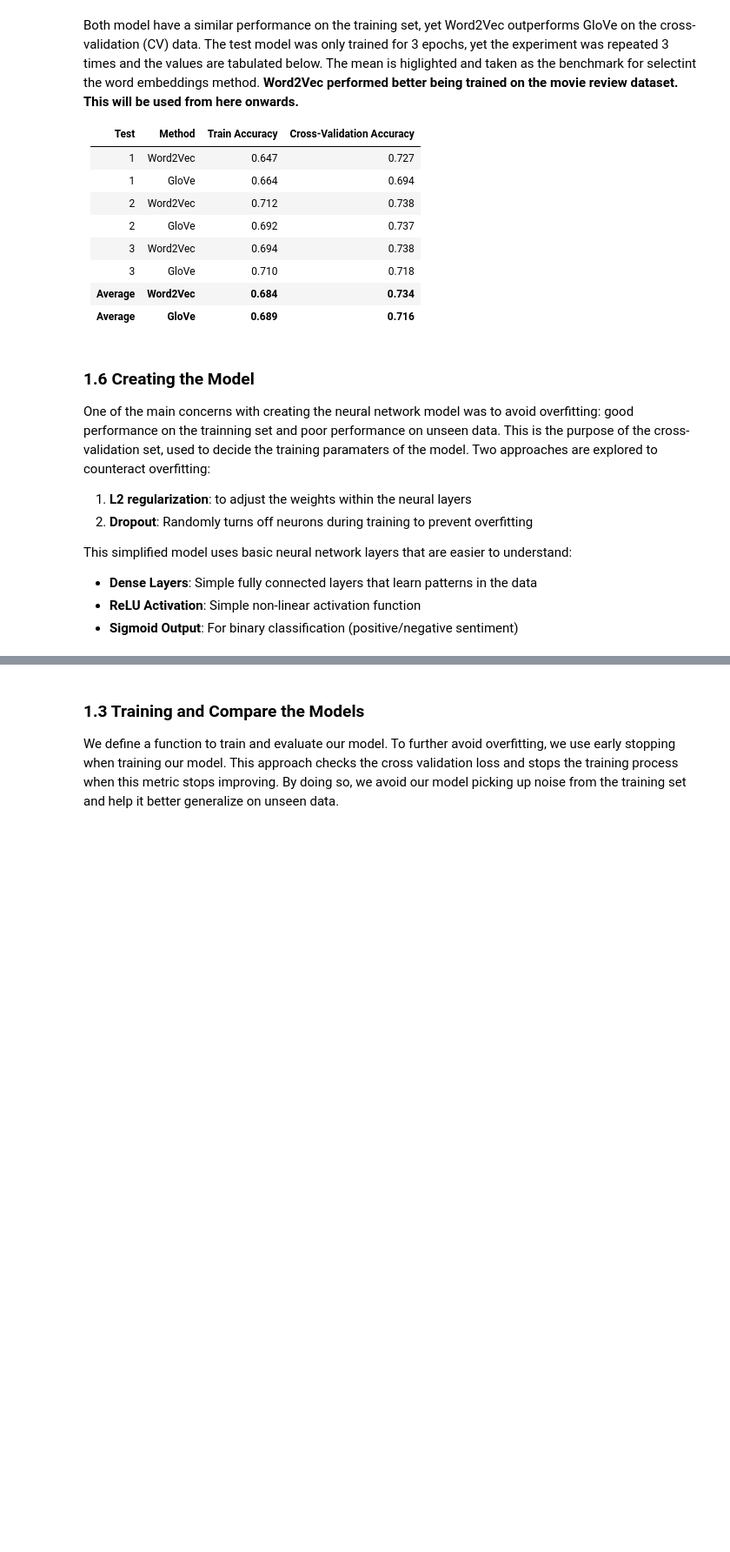
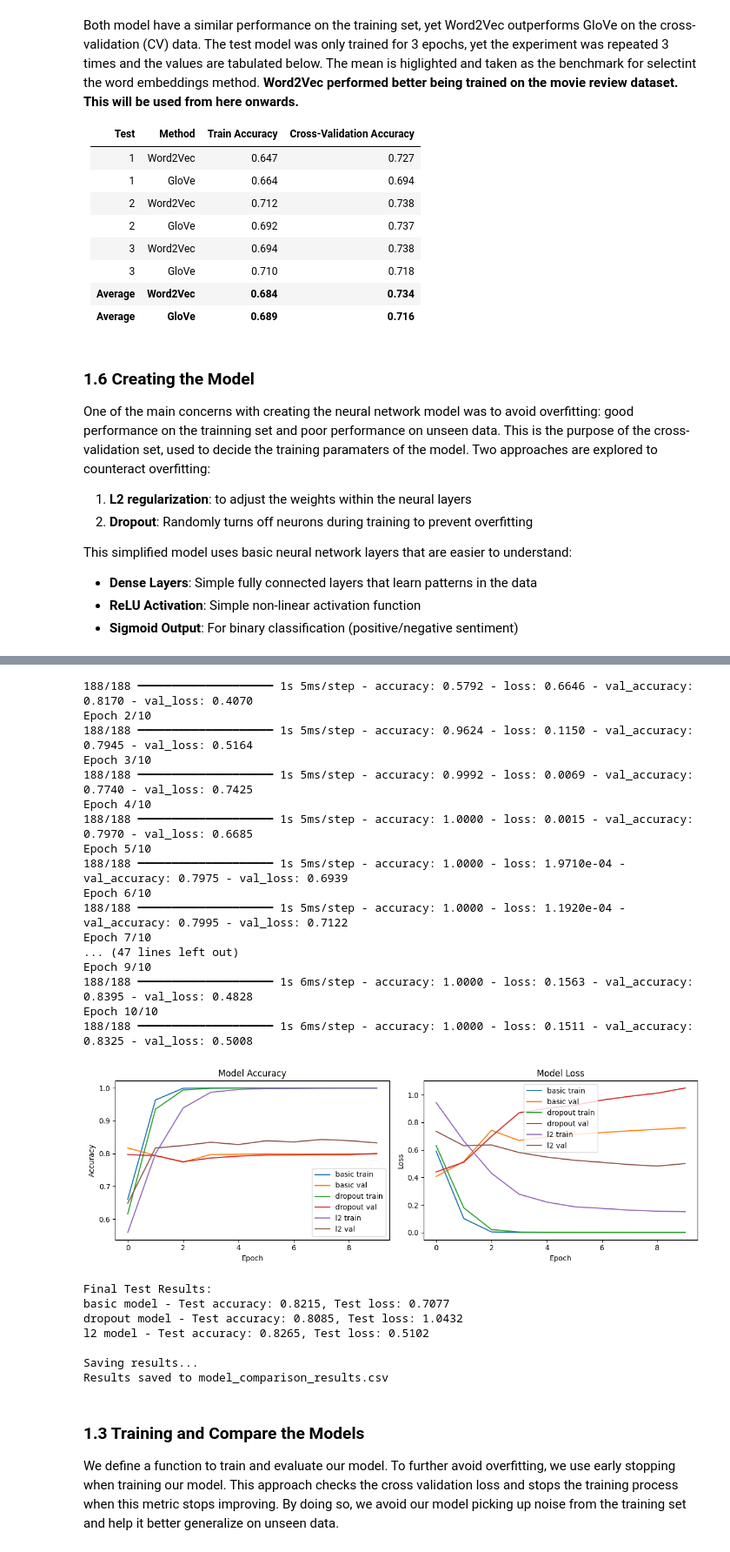
Before and after one commit to vladflorinfilip/Sentiment-Analysis-Classifier, a Jupyter notebook: notebook/data_analysis.ipynb, the cells around one changed output, grey strips where cells are left out. Shown at 87% size. Drawn from its saved outputs; the diff is of its cells as text; code cells hidden in the pictures; blank space fills up the shorter version.

Commit message:
Compare dropout and regularization

```diff
--- a/notebook/data_analysis.ipynb
+++ b/notebook/data_analysis.ipynb
@@ -422,6 +422,7 @@ def create_model_basic(max_words, max_len, embedding_dim=100):
     """
     model = Sequential([
         Embedding(input_dim=max_words, output_dim=embedding_dim, input_length=max_len),
+        Flatten(),
         Dense(64, activation='relu'),
         Dense(32, activation='relu'),
         Dense(1, activation='sigmoid')
@@ -441,6 +442,7 @@ def create_model_dropout(max_words, max_len, embedding_dim=100):
     """
     model = Sequential([
         Embedding(input_dim=max_words, output_dim=embedding_dim, input_length=max_len),
+        Flatten(),
         Dense(64, activation='relu'),
         Dropout(0.3),
         Dense(32, activation='relu'),
@@ -464,6 +466,7 @@ def create_model_l2(max_words, max_len, embedding_dim=100):
 
     model = Sequential([
         Embedding(input_dim=max_words, output_dim=embedding_dim, input_length=max_len),
+        Flatten(),
         Dense(64, activation='relu', kernel_regularizer=l2_reg),
         Dense(32, activation='relu', kernel_regularizer=l2_reg),
         Dense(1, activation='sigmoid', kernel_regularizer=l2_reg)
@@ -478,0 +554,49 @@ def create_model_l2(max_words, max_len, embedding_dim=100):
+# %%
+def main():
+    DATA_FILE = '../train_data/reviews.csv'
+    MAX_WORDS = 10000
+    MAX_LEN = 200
+    EMBEDDING_DIM = 100
+
+    print("Loading data...")
+    df = pd.read_csv(DATA_FILE)
+    texts = df['review'].values
+    y = (df['sentiment'] == 'Positive').astype(int).values
+
+    print("\nTokenizing texts...")
+    X, tokenizer, sequences = tokenize_texts(texts, max_words=MAX_WORDS, max_len=MAX_LEN)
+
+    print("\nTraining Word2Vec model...")
+    w2v_model = train_word2vec(texts, vector_size=EMBEDDING_DIM)
+
+    embedding_matrix = np.zeros((MAX_WORDS, EMBEDDING_DIM))
+    for word, i in tokenizer.word_index.items():
+        if i < MAX_WORDS:
+            if word in w2v_model.wv:
+                embedding_matrix[i] = w2v_model.wv[word]
+
+    print("\nSplitting data into train, validation, and test sets...")
+    X_train, X_val, X_test, y_train, y_val, y_test = split_data(X, y)
+
+    print("\nRunning model comparison...")
+    results = compare_models(
+        X_train, y_train,
+        X_val, y_val,
+        X_test, y_test,
+        max_words=MAX_WORDS,
+        max_len=MAX_LEN,
+        embedding_dim=EMBEDDING_DIM
+    )
+
+    print("\nSaving results...")
+    results_df = pd.DataFrame({
+        'Model': list(results.keys()),
+        'Test Accuracy': [r['test_acc'] for r in results.values()],
+        'Test Loss': [r['test_loss'] for r in results.values()]
+    })
+    results_df.to_csv('model_comparison_results.csv', index=False)
+    print("Results saved to model_comparison_results.csv")
+
+if __name__ == "__main__":
+    main()
+# %% [output]
@@ -479,3 +620,28 @@ def create_model_l2(max_words, max_len, embedding_dim=100):
+188/188 ━━━━━━━━━━━━━━━━━━━━ 1s 5ms/step - accuracy: 0.5792 - loss: 0.6646 - val_accuracy: 0.8170 - val_loss: 0.4070
+Epoch 2/10
+188/188 ━━━━━━━━━━━━━━━━━━━━ 1s 5ms/step - accuracy: 0.9624 - loss: 0.1150 - val_accuracy: 0.7945 - val_loss: 0.5164
+Epoch 3/10
+188/188 ━━━━━━━━━━━━━━━━━━━━ 1s 5ms/step - accuracy: 0.9992 - loss: 0.0069 - val_accuracy: 0.7740 - val_loss: 0.7425
+Epoch 4/10
+188/188 ━━━━━━━━━━━━━━━━━━━━ 1s 5ms/step - accuracy: 1.0000 - loss: 0.0015 - val_accuracy: 0.7970 - val_loss: 0.6685
+Epoch 5/10
+188/188 ━━━━━━━━━━━━━━━━━━━━ 1s 5ms/step - accuracy: 1.0000 - loss: 1.9710e-04 - val_accuracy: 0.7975 - val_loss: 0.6939
+Epoch 6/10
+188/188 ━━━━━━━━━━━━━━━━━━━━ 1s 5ms/step - accuracy: 1.0000 - loss: 1.1920e-04 - val_accuracy: 0.7995 - val_loss: 0.7122
+Epoch 7/10
+... (47 lines left out)
+Epoch 9/10
+188/188 ━━━━━━━━━━━━━━━━━━━━ 1s 6ms/step - accuracy: 1.0000 - loss: 0.1563 - val_accuracy: 0.8395 - val_loss: 0.4828
+Epoch 10/10
+188/188 ━━━━━━━━━━━━━━━━━━━━ 1s 6ms/step - accuracy: 1.0000 - loss: 0.1511 - val_accuracy: 0.8325 - val_loss: 0.5008
+[figure, added]
+Final Test Results:
+basic model - Test accuracy: 0.8215, Test loss: 0.7077
+dropout model - Test accuracy: 0.8085, Test loss: 1.0432
+l2 model - Test accuracy: 0.8265, Test loss: 0.5102
+
+Saving results...
+Results saved to model_comparison_results.csv
 # %% [markdown]
 ### 1.3 Training and Compare the Models
 We define a function to train and evaluate our model. To further avoid overfitting, we use early stopping when training our model. This approach checks the cross validation loss and stops the training process when this metric stops improving. By doing so, we avoid our model picking up noise from the training set and help it better generalize on unseen data.
```
Also changed, not shown: parts of 3 cells of this notebook, 5 other files.
